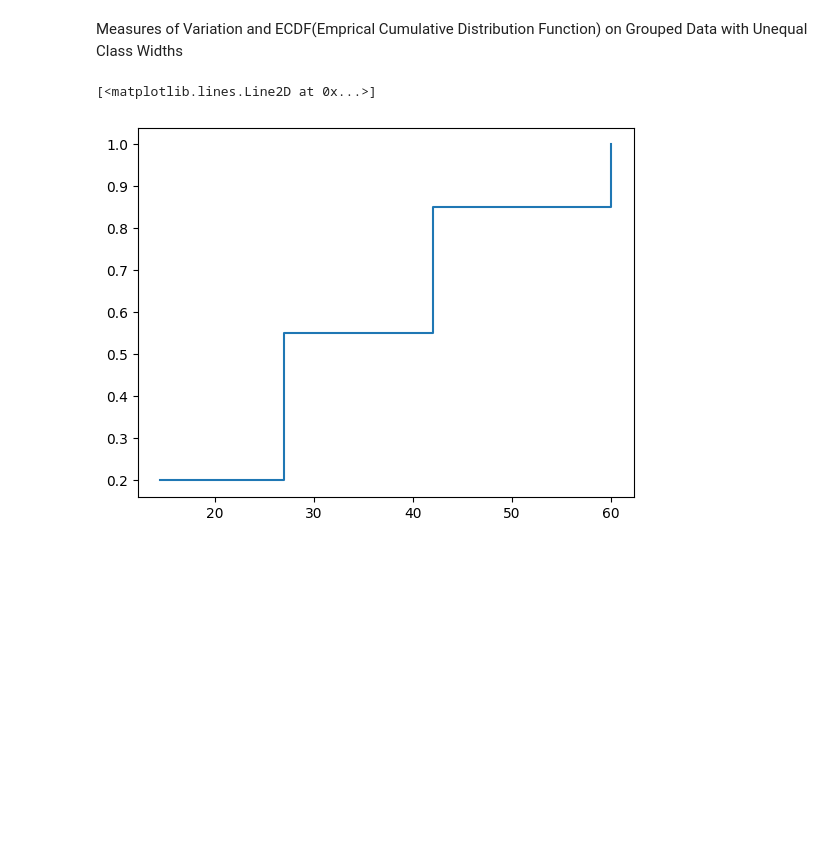
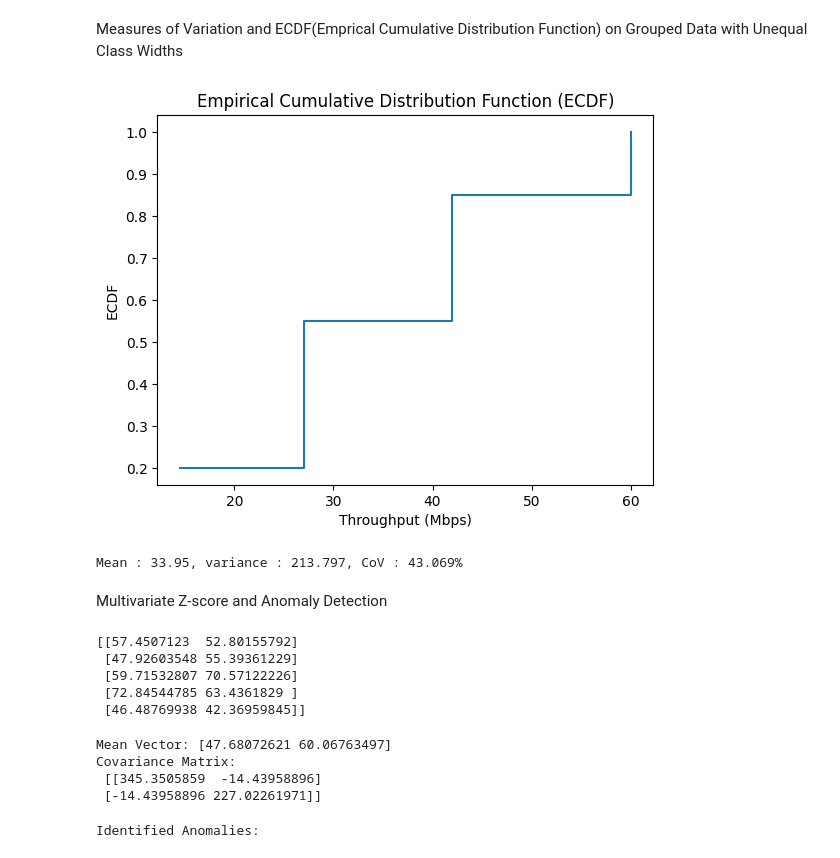
Before and after one commit to Auxilus08/DHV, a Jupyter notebook: Practical_3B.ipynb, the cells around one changed output. Drawn from its saved outputs; the diff is of its cells as text; code cells hidden in the pictures; blank space fills up the shorter version.

Commit message:
feat: multivariateed Z-score and anomaly Detection

```diff
--- a/Practical_3B.ipynb
+++ b/Practical_3B.ipynb
@@ -76,12 +76,21 @@ cum_freq = np.cumsum(frequencies)
 # %%
 ecdf_x = []
 ecdf_y = []
 
 for i, f in enumerate(frequencies):
   ecdf_x.append(midpoints[i])
   ecdf_y.append(cum_freq[i]/n)
 
 plt.step(ecdf_x, ecdf_y, where = 'post')
+plt.xlabel("Throughput (Mbps)")
+plt.ylabel("ECDF")
+plt.title("Empirical Cumulative Distribution Function (ECDF)")
+plt.show()
 # %% [output]
-[<matplotlib.lines.Line2D at 0x...>]
-[figure, old version]
+[figure, new version]
+# %%
+print(f"Mean : {mean_grouped}, variance : {variance:.3f}, CoV : {cv:.3f}%")
+# %% [output]
+Mean : 33.95, variance : 213.797, CoV : 43.069%
+# %% [markdown]
+Multivariate Z-score and Anomaly Detection
@@ -87,0 +109,19 @@ plt.step(ecdf_x, ecdf_y, where = 'post')
+# %%
+print(data[:5])
+# %% [output]
+[[57.4507123  52.80155792]
+ [47.92603548 55.39361229]
+ [59.71532807 70.57122226]
+ [72.84544785 63.4361829 ]
+ [46.48769938 42.36959845]]
+# %%
+mean_vector = np.mean(data, axis=0)
+cov_matrix = np.cov(data.T)
+
+print("Mean Vector:", mean_vector)
+print("Covariance Matrix:\n", cov_matrix)
+# %% [output]
+Mean Vector: [47.68072621 60.06763497]
+Covariance Matrix:
+ [[345.3505859  -14.43958896]
+ [-14.43958896 227.02261971]]
@@ -87,0 +134,10 @@ plt.step(ecdf_x, ecdf_y, where = 'post')
+# %%
+threshold = 5.99  # Chi-squared critical value for 95% confidence and 2 degrees of freedom
+
+anomalies = [data[i] for i, dist in enumerate(mahalanobis_distances) if dist > threshold]
+
+print("Identified Anomalies:")
+for anomaly in anomalies:
+  print(anomaly)
+# %% [output]
+Identified Anomalies:
```
Also changed, not shown: parts of 3 cells of this notebook.
